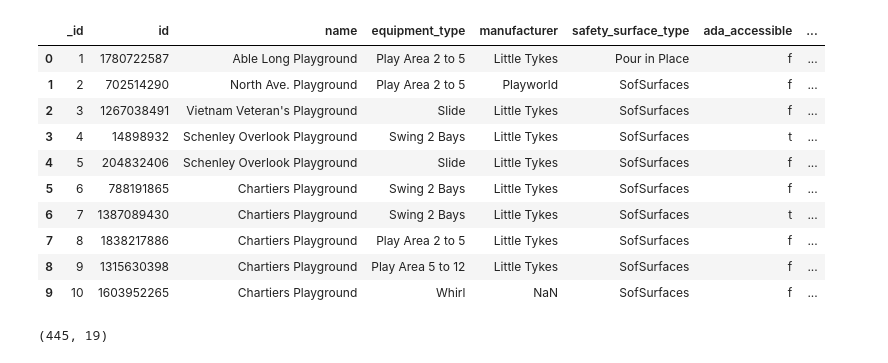
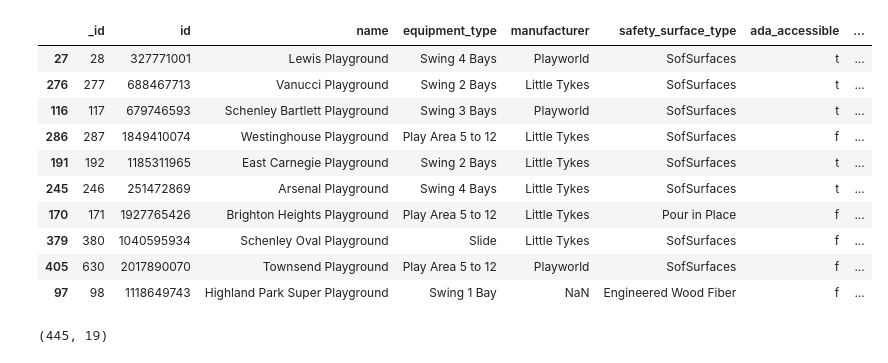
Before and after one commit to worldofrs/BigIdeas-best-PGH-neighborhoods, a Jupyter notebook: RS-playground-equipment-eda.ipynb, the cells around one changed output. Saved outputs shown, nothing was run; the diff lists cells and outputs as text; code cells hidden in the pictures.

```diff
--- a/RS-playground-equipment-eda.ipynb
+++ b/RS-playground-equipment-eda.ipynb
@@ -7,21 +7,21 @@ import matplotlib.pyplot as plt
 # %%
 # load in the Playground Equipment data file
 data = pd.read_csv("https://data.wprdc.org/datastore/dump/e39ef76e-0a11-47c8-a86f-a37f55db7a2b")
 
 # look at the first ten rows of the data
-data.head(10)
+data.sample(10)
 # %% [output]
 |  | _id | id | name | equipment_type | manufacturer | safety_surface_type | ada_accessible | ... |
-| 0 | 1 | 1780722587 | Able Long Playground | Play Area 2 to 5 | Little Tykes | Pour in Place | f | ... |
-| 1 | 2 | 702514290 | North Ave. Playground | Play Area 2 to 5 | Playworld | SofSurfaces | f | ... |
-| 2 | 3 | 1267038491 | Vietnam Veteran's Playground | Slide | Little Tykes | SofSurfaces | f | ... |
-| 3 | 4 | 14898932 | Schenley Overlook Playground | Swing 2 Bays | Little Tykes | SofSurfaces | t | ... |
-| 4 | 5 | 204832406 | Schenley Overlook Playground | Slide | Little Tykes | SofSurfaces | f | ... |
-| 5 | 6 | 788191865 | Chartiers Playground | Swing 2 Bays | Little Tykes | SofSurfaces | f | ... |
-| 6 | 7 | 1387089430 | Chartiers Playground | Swing 2 Bays | Little Tykes | SofSurfaces | t | ... |
-| 7 | 8 | 1838217886 | Chartiers Playground | Play Area 2 to 5 | Little Tykes | SofSurfaces | f | ... |
-| 8 | 9 | 1315630398 | Chartiers Playground | Play Area 5 to 12 | Little Tykes | SofSurfaces | f | ... |
-| 9 | 10 | 1603952265 | Chartiers Playground | Whirl | NaN | SofSurfaces | f | ... |
+| 27 | 28 | 327771001 | Lewis Playground | Swing 4 Bays | Playworld | SofSurfaces | t | ... |
+| 276 | 277 | 688467713 | Vanucci Playground | Swing 2 Bays | Little Tykes | SofSurfaces | t | ... |
+| 116 | 117 | 679746593 | Schenley Bartlett Playground | Swing 3 Bays | Playworld | SofSurfaces | t | ... |
+| 286 | 287 | 1849410074 | Westinghouse Playground | Play Area 5 to 12 | Little Tykes | SofSurfaces | f | ... |
+| 191 | 192 | 1185311965 | East Carnegie Playground | Swing 2 Bays | Little Tykes | SofSurfaces | t | ... |
+| 245 | 246 | 251472869 | Arsenal Playground | Swing 4 Bays | Little Tykes | SofSurfaces | t | ... |
+| 170 | 171 | 1927765426 | Brighton Heights Playground | Play Area 5 to 12 | Little Tykes | Pour in Place | f | ... |
+| 379 | 380 | 1040595934 | Schenley Oval Playground | Slide | Little Tykes | SofSurfaces | f | ... |
+| 405 | 630 | 2017890070 | Townsend Playground | Play Area 5 to 12 | Playworld | SofSurfaces | f | ... |
+| 97 | 98 | 1118649743 | Highland Park Super Playground | Swing 1 Bay | NaN | Engineered Wood Fiber | f | ... |
 # %%
 data.shape
 # %% [output]
```
Also changed, not shown: parts of 9 cells of this notebook.
